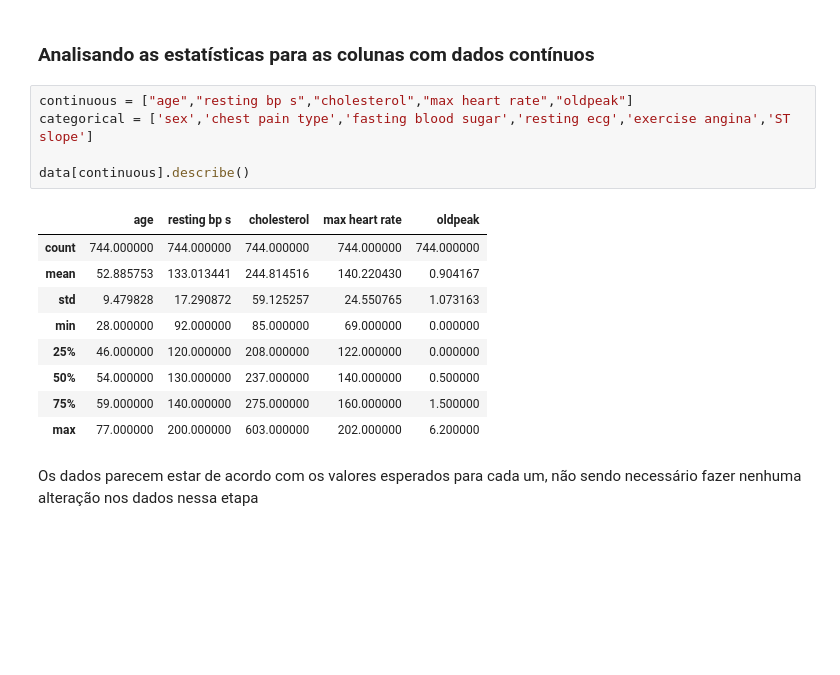
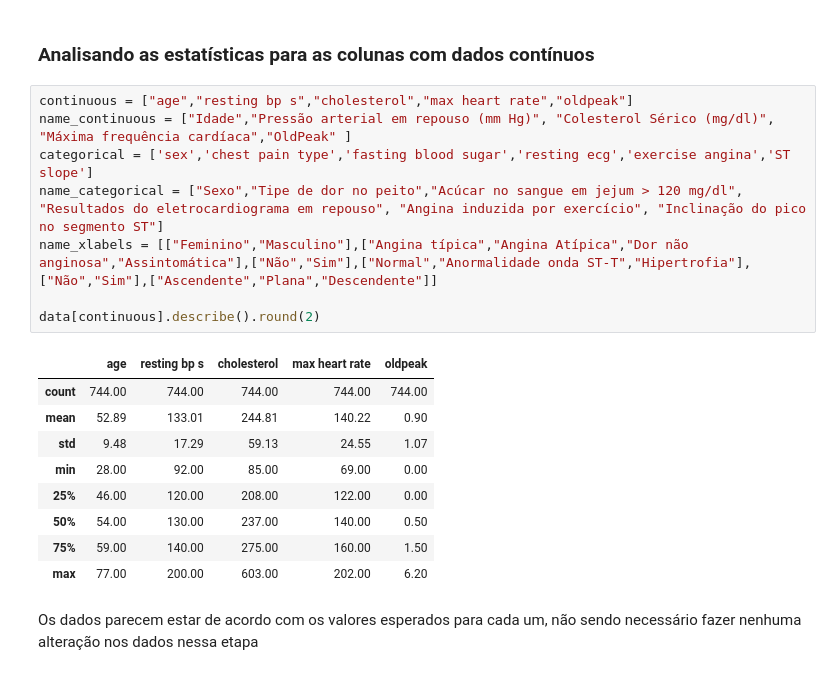
Before and after one commit to rafa-rm/TFG-Rafael, a Jupyter notebook: Analise_Exploratoria_TFG_rafael(1).ipynb, the cells around one changed output. Saved outputs shown, nothing was run; the diff lists cells and outputs as text; blank space fills up the shorter version.

```diff
--- a/Analise_Exploratoria_TFG_rafael(1).ipynb
+++ b/Analise_Exploratoria_TFG_rafael(1).ipynb
@@ -211,21 +211,24 @@ memory usage: 75.6 KB
 Restaram 744 registros não nulos
 # %% [markdown]
 ### Analisando as estatísticas para as colunas com dados contínuos
-# %%
-continuous = ["age","resting bp s","cholesterol","max heart rate","oldpeak"]
-categorical = ['sex','chest pain type','fasting blood sugar','resting ecg','exercise angina','ST slope']
-
-data[continuous].describe()
-# %% [output]
-|  | age | resting bp s | cholesterol | max heart rate | oldpeak |
-| count | 744.000000 | 744.000000 | 744.000000 | 744.000000 | 744.000000 |
-| mean | 52.885753 | 133.013441 | 244.814516 | 140.220430 | 0.904167 |
-| std | 9.479828 | 17.290872 | 59.125257 | 24.550765 | 1.073163 |
-| min | 28.000000 | 92.000000 | 85.000000 | 69.000000 | 0.000000 |
-| 25% | 46.000000 | 120.000000 | 208.000000 | 122.000000 | 0.000000 |
-| 50% | 54.000000 | 130.000000 | 237.000000 | 140.000000 | 0.500000 |
-| 75% | 59.000000 | 140.000000 | 275.000000 | 160.000000 | 1.500000 |
-| max | 77.000000 | 200.000000 | 603.000000 | 202.000000 | 6.200000 |
+# %%
+continuous = ["age","resting bp s","cholesterol","max heart rate","oldpeak"]
+name_continuous = ["Idade","Pressão arterial em repouso (mm Hg)", "Colesterol Sérico (mg/dl)", "Máxima frequência cardíaca","OldPeak" ]
+categorical = ['sex','chest pain type','fasting blood sugar','resting ecg','exercise angina','ST slope']
+name_categorical = ["Sexo","Tipe de dor no peito","Acúcar no sangue em jejum > 120 mg/dl", "Resultados do eletrocardiograma em repouso", "Angina induzida por exercício", "Inclinação do pico no segmento ST"]
+name_xlabels = [["Feminino","Masculino"],["Angina típica","Angina Atípica","Dor não anginosa","Assintomática"],["Não","Sim"],["Normal","Anormalidade onda ST-T","Hipertrofia"],["Não","Sim"],["Ascendente","Plana","Descendente"]]
+
+data[continuous].describe().round(2)
+# %% [output]
+|  | age | resting bp s | cholesterol | max heart rate | oldpeak |
+| count | 744.00 | 744.00 | 744.00 | 744.00 | 744.00 |
+| mean | 52.89 | 133.01 | 244.81 | 140.22 | 0.90 |
+| std | 9.48 | 17.29 | 59.13 | 24.55 | 1.07 |
+| min | 28.00 | 92.00 | 85.00 | 69.00 | 0.00 |
+| 25% | 46.00 | 120.00 | 208.00 | 122.00 | 0.00 |
+| 50% | 54.00 | 130.00 | 237.00 | 140.00 | 0.50 |
+| 75% | 59.00 | 140.00 | 275.00 | 160.00 | 1.50 |
+| max | 77.00 | 200.00 | 603.00 | 202.00 | 6.20 |
 # %% [markdown]
 Os dados parecem estar de acordo com os valores esperados para cada um, não sendo necessário fazer nenhuma alteração nos dados nessa etapa
 # %% [markdown]
```
Also changed, not shown: parts of 25 cells of this notebook, 2 other files.
